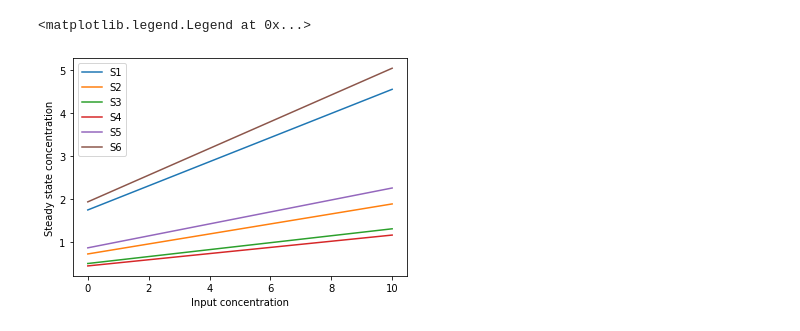
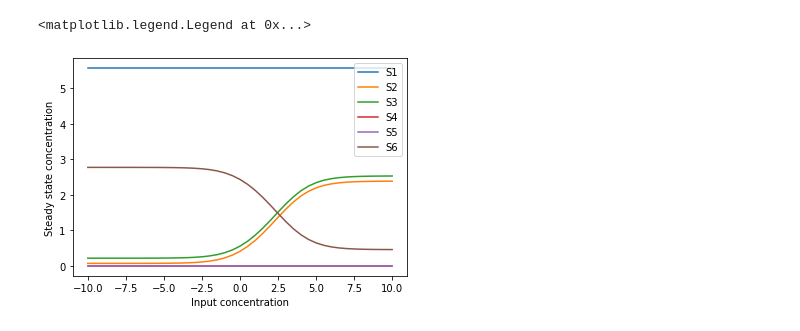
Before and after one commit to csfloyd/GlycanAnalysis, a Jupyter notebook: Python/SampleConservationLaws.ipynb, the cells around one changed output. Saved outputs shown, nothing was run; the diff lists cells and outputs as text; code cells hidden in the pictures.

```diff
--- a/Python/SampleConservationLaws.ipynb
+++ b/Python/SampleConservationLaws.ipynb
@@ -194,42 +305,28 @@ plt.show()
 # %%
 t_span = (0, 500)                 # time interval
 dt = 0.01
 t_eval = np.linspace(*t_span, int(t_span[1]/dt))  # evaluate at 1000 points (dt = 0.2)
 
 #k_values = 5 * np.random.rand(n_reactions)
 
-input_type = 'concentration'
-input_idx = 1
-dv = 0.1
-crange = 10
-input_vals =  np.linspace(0, crange, int(crange/dv))
+# input_type = 'concentration'
+# input_idx = 1
+# dv = 0.1
+# crange = 10
+# input_vals =  np.linspace(0, crange, int(crange/dv))
 
-# input_type = 'rate'
-# input_idx = 1
-# input_vals =  np.linspace(-10, 10, 41)
-
-def compute_ss_response_as_function_of_input(rhs, k_values, y0, t_eval, input_type, input_idx, input_vals):
-    ss_response = []
-    for input_val in input_vals:
-        if input_type == 'rate':
-            k_values_copy = k_values.copy()
-            k_values_copy[input_idx] = k_values_copy[input_idx] * np.exp(input_val)
-            sol = solve_ivp(rhs, t_span, y0, args=(k_values_copy,), t_eval=t_eval, method='LSODA', rtol=1e-5, atol=1e-6)
-        elif input_type == 'concentration':
-            y0_copy = y0.copy()
-            y0_copy[input_idx] = input_val
-            sol = solve_ivp(rhs, t_span, y0_copy, args=(k_values,), t_eval=t_eval, method='LSODA', rtol=1e-3, atol=1e-6)
-        ss_response.append(sol.y[:, -1])
-    return np.array(ss_response)
+input_type = 'rate'
+input_idx = 0
+input_vals =  np.linspace(-10, 10, 41)
 
 
 ss_response = compute_ss_response_as_function_of_input(rhs, k_values, y0, t_eval, input_type, input_idx, input_vals)
 
 for i in range(ss_response.shape[1]):
     plt.plot(input_vals, ss_response[:, i], label=f'S{i+1}')
 plt.xlabel('Input concentration')
 plt.ylabel('Steady state concentration')
 plt.legend()
 # %% [output]
 <matplotlib.legend.Legend at 0x...>
-[figure, old version]
+[figure, new version]
```
Also changed, not shown: parts of 10 cells of this notebook.
